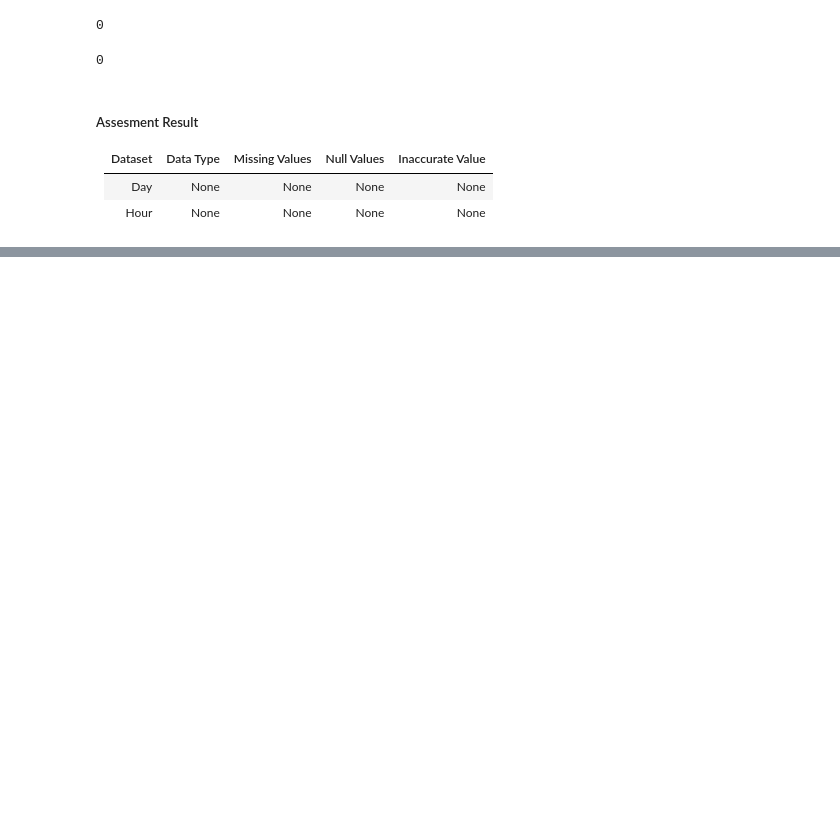
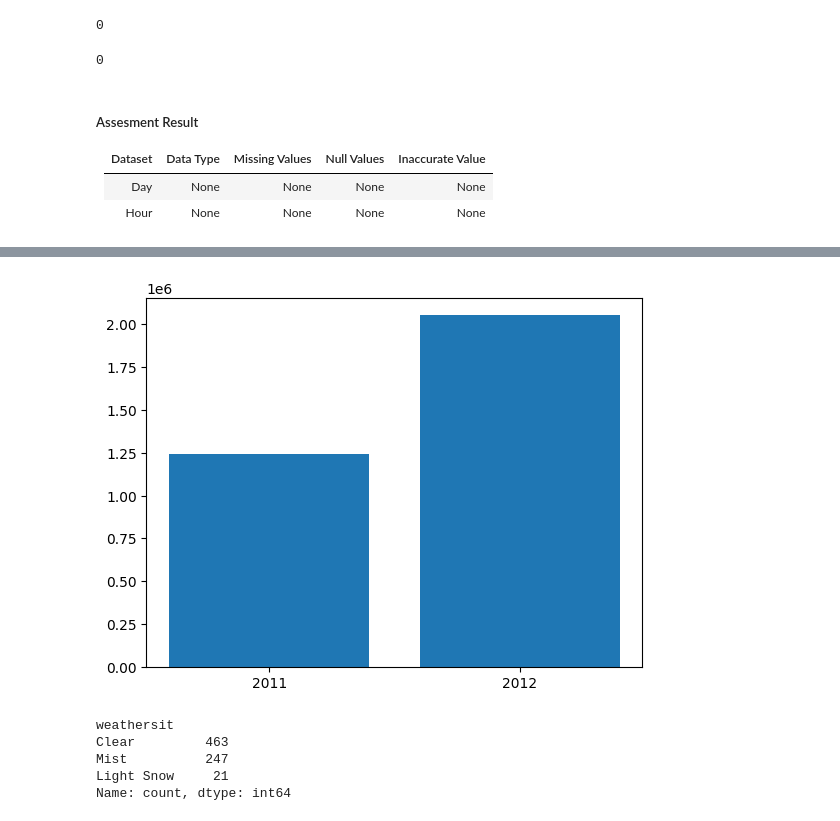
Before and after one commit to Bugi-Sulistiyo/dicoding_data_analisys_project, a Jupyter notebook: analysis.ipynb, the cells around one changed output, grey strips where cells are left out. Drawn from its saved outputs; the diff is of its cells as text; code cells hidden in the pictures; blank space fills up the shorter version.

```diff
--- a/analysis.ipynb
+++ b/analysis.ipynb
@@ -121,0 +254,15 @@ bikeshare_hour_df.duplicated().sum()
+# %%
+plt.bar(bikeshare_day_year.yr.astype(str), bikeshare_day_year.cnt)
+plt.show()
+# %% [output]
+[figure, added]
+# %%
+weather = {1: 'Clear', 2: 'Mist', 3: 'Light Snow', 4: 'Heavy Rain'}
+bikeshare_day_df['weathersit'] = bikeshare_day_df['weathersit'].map(weather)
+bikeshare_day_df.weathersit.value_counts()
+# %% [output]
+weathersit
+Clear         463
+Mist          247
+Light Snow     21
+Name: count, dtype: int64
```
Also changed, not shown: parts of 27 cells of this notebook, 1 other file.
